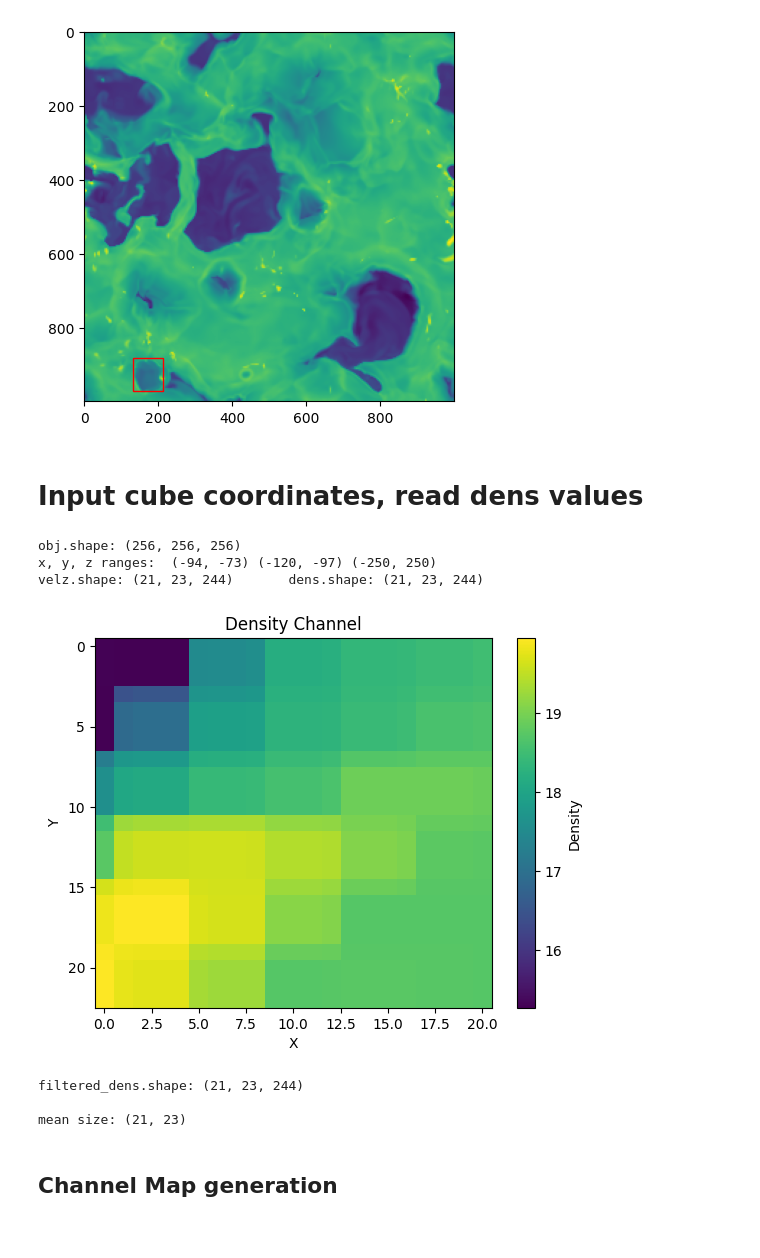
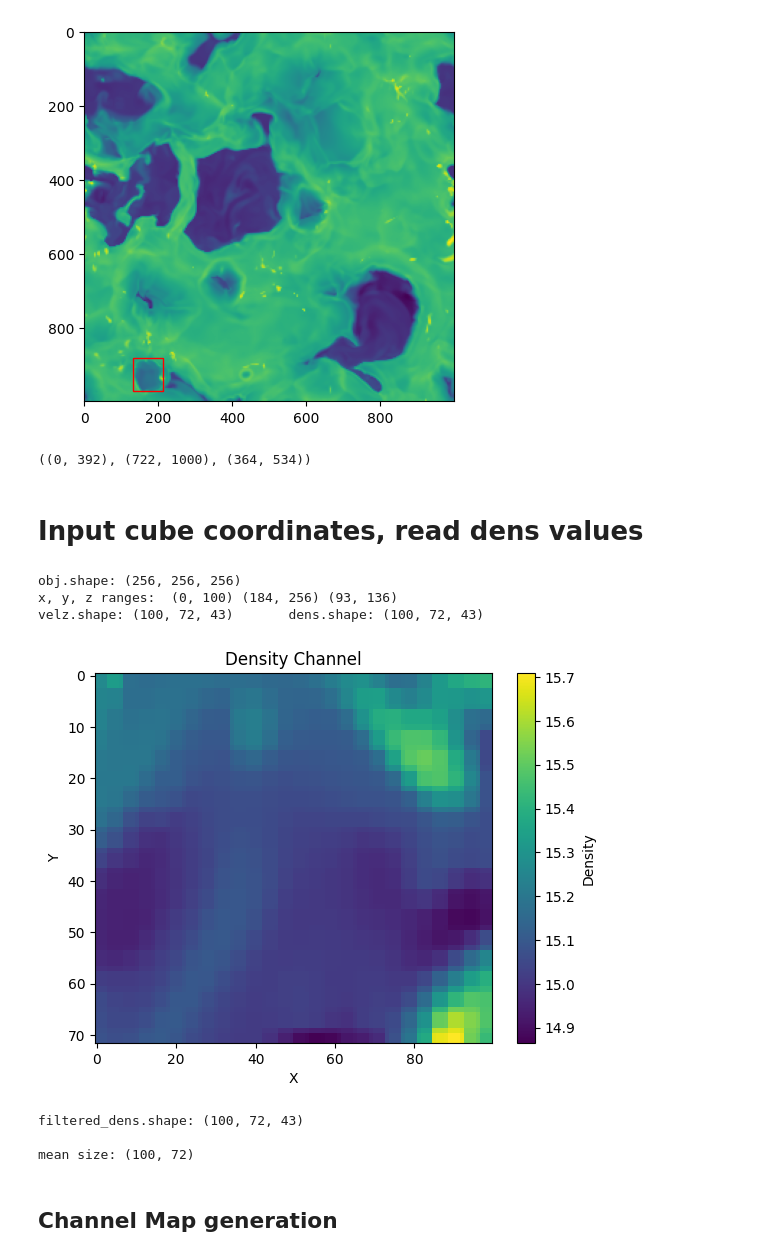
Before and after one commit to Joycelyn-Chen/AstroSegTrack, a Jupyter notebook: analysis/V_LoS_channel_map.ipynb, the cells around one changed output. Cells and saved outputs as stored; diff of their text form; code cells hidden in the pictures.

Commit message:
modified the data cube range so that it's choosing the correct region, and scan the channel maps incrementally in velz

```diff
--- a/analysis/V_LoS_channel_map.ipynb
+++ b/analysis/V_LoS_channel_map.ipynb
@@ -64,36 +64,54 @@ def get_velz_dens(x_range, y_range, z_range):
     coldens = dens * dz / (1.4 * mp)
 
     return velz, coldens
+# %%
+low_x0, low_y0, low_w, low_h, bottom_z, top_z = -500, -500, 1000, 1000, -500, 500
+
+def pc2pixel(coord, x_y_z):
+    if x_y_z == "x":
+        return coord + top_z
+    elif x_y_z == "y":
+        return top_z - coord
+    elif x_y_z == "z":
+        return coord + top_z
+    return coord
+# %%
+x_range, y_range, z_range = (pc2pixel(-500, x_y_z = 'x'), pc2pixel(-108, x_y_z = 'x')), (pc2pixel(-222, x_y_z = 'y'), pc2pixel(-500, x_y_z = 'y')), (pc2pixel(-136, x_y_z = 'z'), pc2pixel(34, x_y_z = 'z'))
+
+x_range, y_range, z_range
+# %% [output]
+((0, 392), (722, 1000), (364, 534))
 # %% [markdown]
 # Input cube coordinates, read dens values
 # %%
-x_range, y_range, z_range = (-368, -288), (-472, -382), (-250, 250) #(-368, -288), (-418, -328), (-250, 250)  #(-136, 34)
+# x_range, y_range, z_range = (-468, -188), (-572, -282), (-136, 34) #(-368, -288), (-418, -328), (-250, 250)  #(-136, 34)
 
 multiplier = 256 / 1000
 
 # Multiply each element within the tuples by the multiplier
 x_range_scaled = tuple(int(x * multiplier) for x in x_range)
 y_range_scaled = tuple(int(y * multiplier) for y in y_range)
-z_range_scaled = z_range   #tuple(int(z * multiplier) for z in z_range)
+#z_range_scaled = z_range
+z_range_scaled = tuple(int(z * multiplier) for z in z_range)
 
 new_velz, new_dens = get_velz_dens(x_range_scaled, y_range_scaled, z_range_scaled)
 # %% [output]
 obj.shape: (256, 256, 256)
-x, y, z ranges:  (-94, -73) (-120, -97) (-250, 250)
-velz.shape: (21, 23, 244)       dens.shape: (21, 23, 244)
+x, y, z ranges:  (0, 100) (184, 256) (93, 136)
+velz.shape: (100, 72, 43)       dens.shape: (100, 72, 43)
 # %%
 # Check if the region is actually what we wanted
 
 fig, ax = plt.subplots()
-im = ax.imshow(np.log10(new_dens[:, :, 122].T[::-1]), cmap='viridis', aspect='auto')
+im = ax.imshow(np.log10(new_dens[:, :, 22].T[::-1]), cmap='viridis', aspect='auto')
 fig.colorbar(im, label='Density')
 plt.title('Density Channel')
 plt.xlabel('X')
 plt.ylabel('Y')
 # fig.savefig('channel_maps/dens.png')
 plt.show()
 # %% [output]
-[figure, old version]
+[figure, new version]
 # %%
 # convert velz and dens to numpy array
 velz_np = np.array(new_velz)
@@ -101,7 +119,7 @@ dens_np = np.array(new_dens)
 
 
 # Filter the velz and dens arrays
-velz_range = (2.5, 2.75) #(2.5, 2.75), (3.1, 3.5), (4.5, 4.9)
+velz_range = (2.5, 3.5) #(2.5, 2.75), (3.1, 3.5), (4.5, 4.9)
 mask = (velz_np >= velz_range[0]) & (velz_np <= velz_range[1])
 filtered_dens = np.where(mask, dens_np, 1) #dens_np[mask]
 
@@ -110,9 +128,9 @@ print(f"filtered_dens.shape: {filtered_dens.shape}\n")
 mean_filtered_dens = np.nanmean(filtered_dens, axis=-1)
 print(f"mean size: {mean_filtered_dens.shape}")
 # %% [output]
-filtered_dens.shape: (21, 23, 244)
+filtered_dens.shape: (100, 72, 43)
 
-mean size: (21, 23)
+mean size: (100, 72)
 # %% [markdown]
 ## Channel Map generation
 # %%
```
Also changed, not shown: parts of 2 cells of this notebook.
